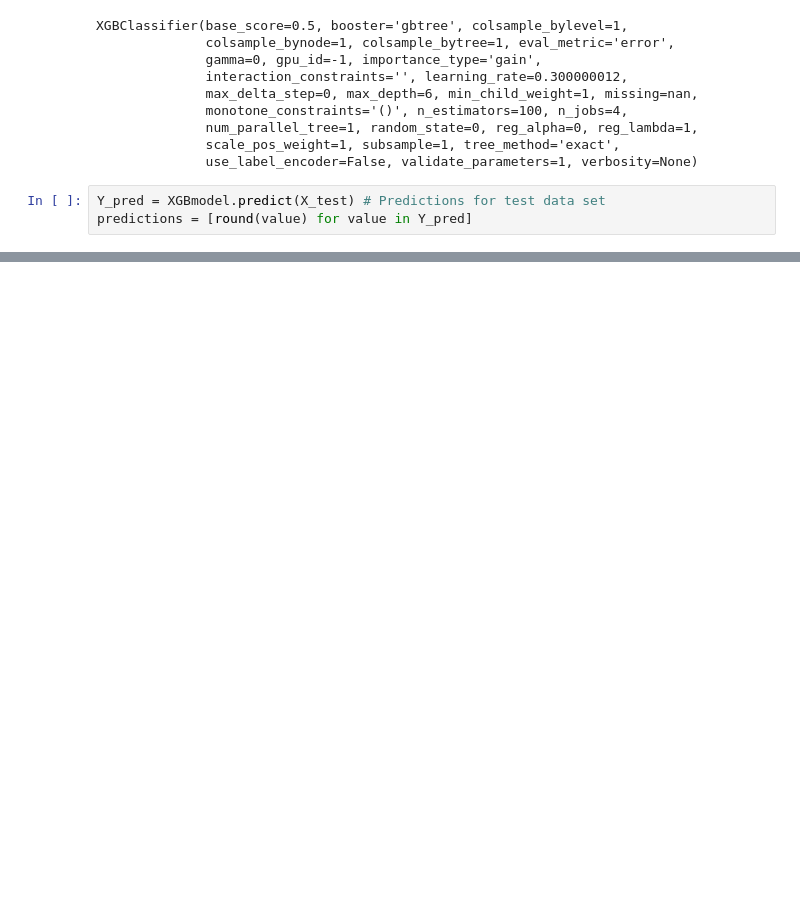
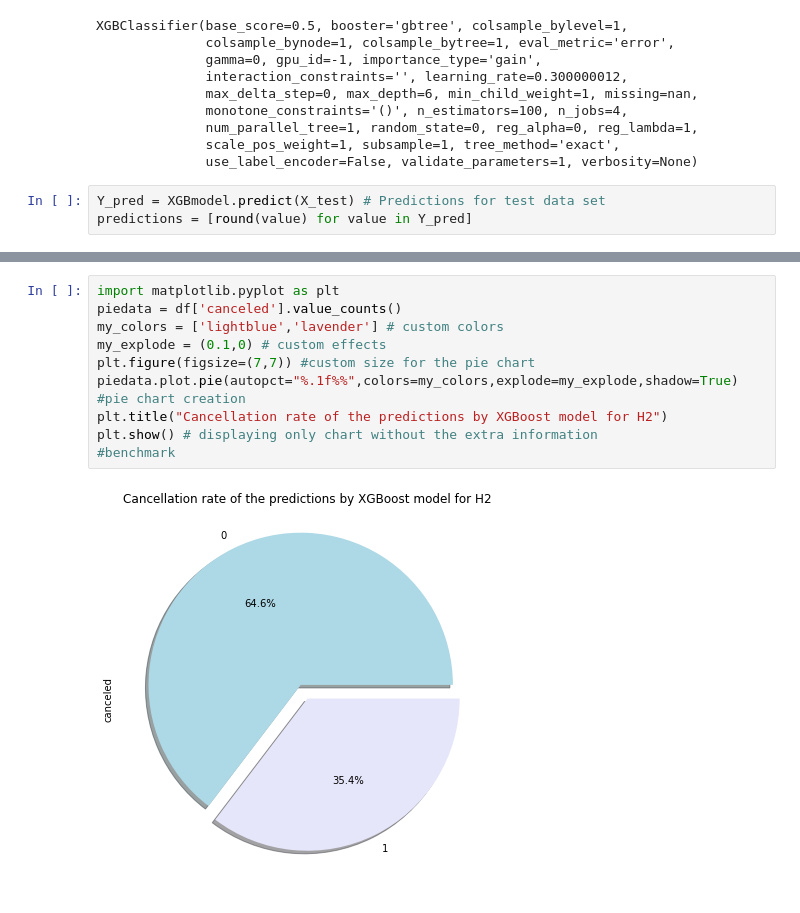
Before and after one commit to brinda-msy/HotelDemandXGBoost, a Jupyter notebook: MIS581TestDrive XGBoost for H2.ipynb, the cells around one changed output, grey strips where cells are left out. Cells and saved outputs as stored; diff of their text form; blank space fills up the shorter version.

```diff
--- a/MIS581TestDrive XGBoost for H2.ipynb
+++ b/MIS581TestDrive XGBoost for H2.ipynb
@@ -220,0 +173,12 @@ plt.show() # displaying only chart without the extra information
+# %%
+import matplotlib.pyplot as plt
+piedata = df['canceled'].value_counts()
+my_colors = ['lightblue','lavender'] # custom colors
+my_explode = (0.1,0) # custom effects
+plt.figure(figsize=(7,7)) #custom size for the pie chart
+piedata.plot.pie(autopct="%.1f%%",colors=my_colors,explode=my_explode,shadow=True) #pie chart creation
+plt.title("Cancellation rate of the predictions by XGBoost model for H2")
+plt.show() # displaying only chart without the extra information
+#benchmark
+# %% [output]
+[figure, added]
```
Also changed, not shown: parts of 63 cells of this notebook.
